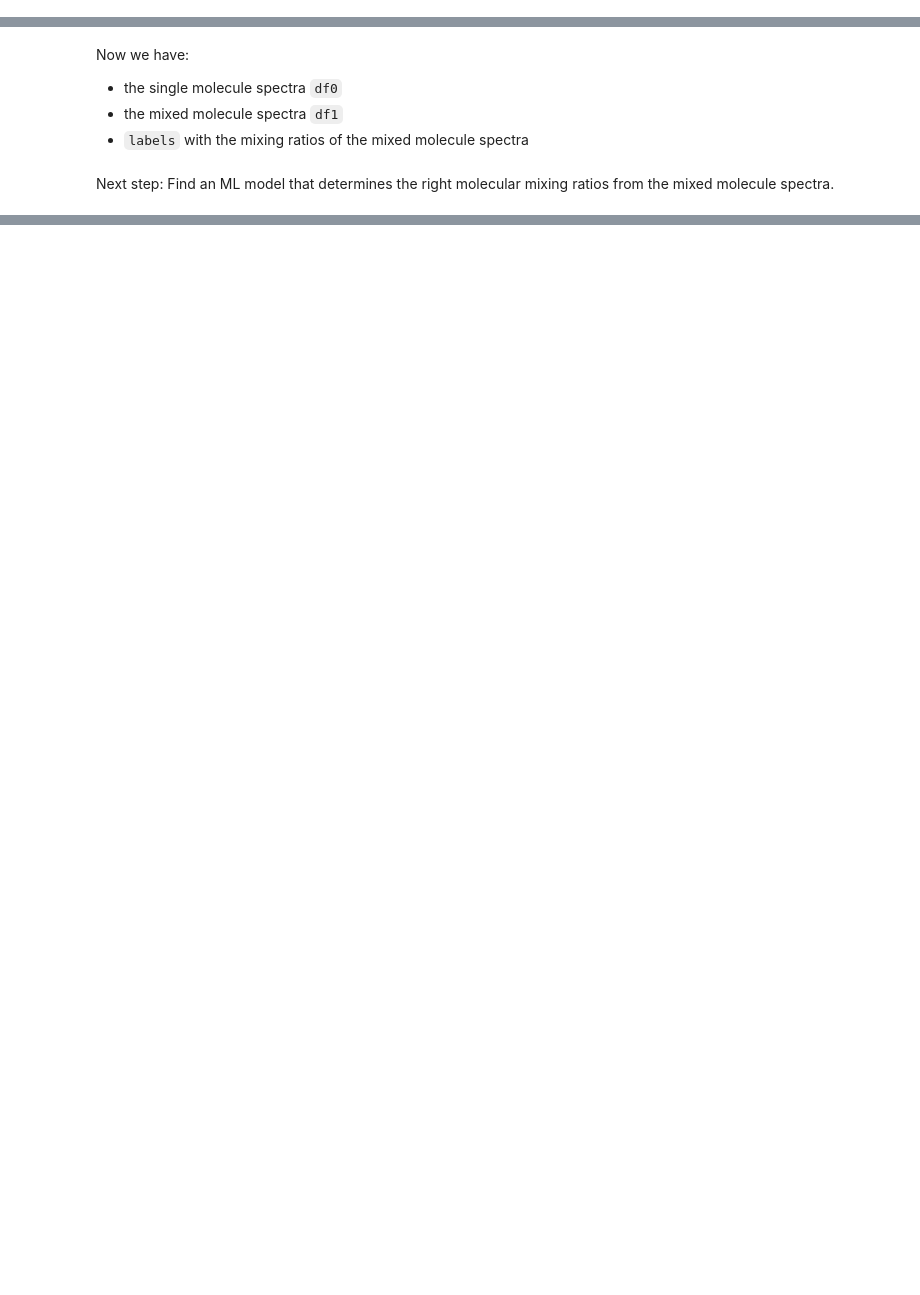
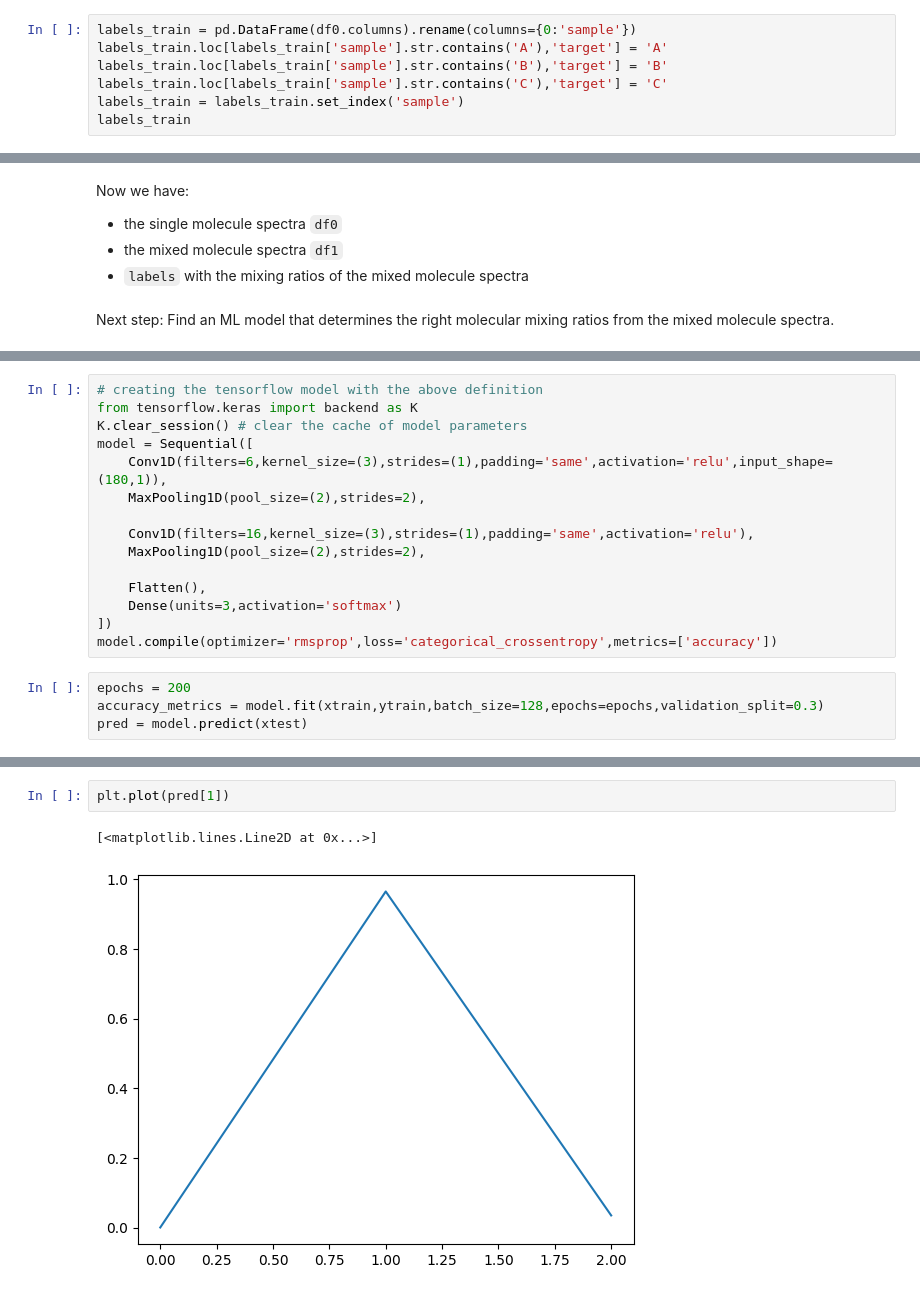
Before and after one commit to karol-pa/Spectra_Classification_Exercises, a Jupyter notebook: exercise_2.ipynb, the cells around one changed output, grey strips where cells are left out. Cells and saved outputs as stored; diff of their text form; blank space fills up the shorter version.

```diff
--- a/exercise_2.ipynb
+++ b/exercise_2.ipynb
@@ -107,3 +110,10 @@ df0
 | 1790.0 | 0.000000e+00 | 0.000000e+00 | 0.000000e+00 | 0.000000e+00 | 0.000000e+00 | 0.000000e+00 | 0.000000e+00 | 0.000000e+00 | 0.000000e+00 | 0.000000e+00 | ... | ... |
 | 1795.0 | 0.000000e+00 | 0.000000e+00 | 0.000000e+00 | 0.000000e+00 | 0.000000e+00 | 0.000000e+00 | 0.000000e+00 | 0.000000e+00 | 0.000000e+00 | 0.000000e+00 | ... | ... |
 180 rows × 300 columns
+# %%
+labels_train = pd.DataFrame(df0.columns).rename(columns={0:'sample'})
+labels_train.loc[labels_train['sample'].str.contains('A'),'target'] = 'A'
+labels_train.loc[labels_train['sample'].str.contains('B'),'target'] = 'B'
+labels_train.loc[labels_train['sample'].str.contains('C'),'target'] = 'C'
+labels_train = labels_train.set_index('sample')
+labels_train
@@ -201,0 +285,19 @@ Next step: Find an ML model that determines the right molecular mixing ratios fr
+# %%
+# creating the tensorflow model with the above definition
+from tensorflow.keras import backend as K
+K.clear_session() # clear the cache of model parameters
+model = Sequential([
+    Conv1D(filters=6,kernel_size=(3),strides=(1),padding='same',activation='relu',input_shape=(180,1)),
+    MaxPooling1D(pool_size=(2),strides=2),
+
+    Conv1D(filters=16,kernel_size=(3),strides=(1),padding='same',activation='relu'),
+    MaxPooling1D(pool_size=(2),strides=2),
+
+    Flatten(),
+    Dense(units=3,activation='softmax')
+])
+model.compile(optimizer='rmsprop',loss='categorical_crossentropy',metrics=['accuracy'])
+# %%
+epochs = 200
+accuracy_metrics = model.fit(xtrain,ytrain,batch_size=128,epochs=epochs,validation_split=0.3)
+pred = model.predict(xtest)
@@ -201,0 +327,5 @@ Next step: Find an ML model that determines the right molecular mixing ratios fr
+# %%
+plt.plot(pred[1])
+# %% [output]
+[<matplotlib.lines.Line2D at 0x...>]
+[figure, added]
```
Also changed, not shown: parts of 18 cells of this notebook.
